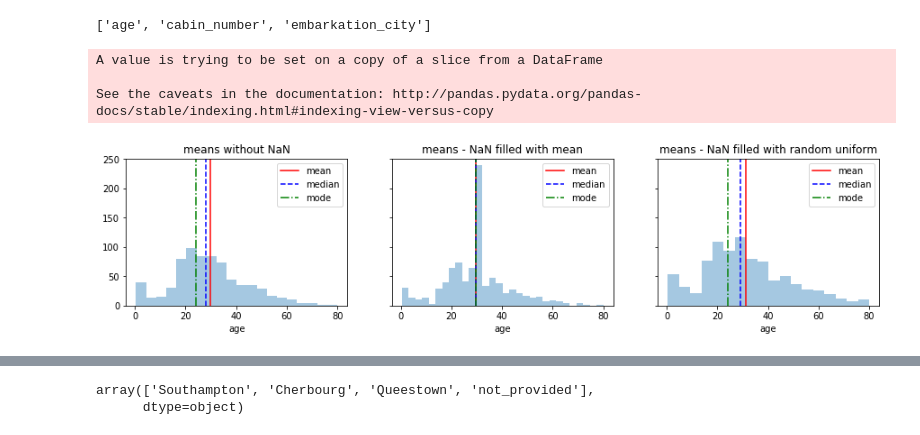
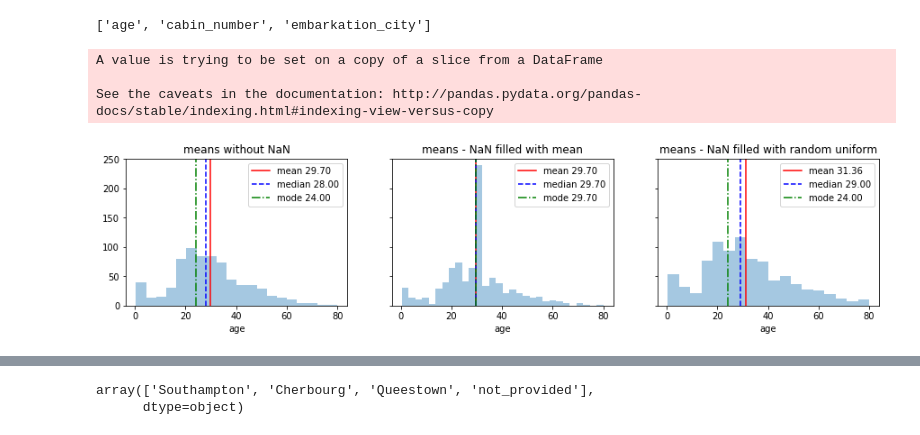
Before and after one commit to aguiarsouzatiz/udacity-nanodegree-data-science, a Jupyter notebook: 02 Data Analysis Titanic Data/data/data_wrangling.ipynb, the cells around one changed output, grey strips where cells are left out. Cells and saved outputs as stored; diff of their text form; code cells hidden in the pictures.

Commit message:
Refactors means related plots and functions

```diff
--- a/02 Data Analysis Titanic Data/data/data_wrangling.ipynb
+++ b/02 Data Analysis Titanic Data/data/data_wrangling.ipynb
@@ -59,18 +59,17 @@ get_columns_with_values('null', 'extract_column_names')
 # comparando preencher os dados NaN com a média das idades ou com valores random entre maior/menor valores,
 # optou-se por preencher pela estratégia randômica para inteferir menos da distruição como um todo
 
+# --------------------------------------------------
+# conjunto de dados para gerar distribuições
+# --------------------------------------------------
 data_titanic_ages_null = data_titanic.query('age.isnull()', engine='python')['age']
 data_titanic_ages_null.shape # 177
+
+# dados apenas com valores válidos
 data_titanic_valid_ages = data_titanic.query('age.notnull()', engine='python')['age']
 
-ages_mean = data_titanic_valid_ages.mean()
-ages_median = data_titanic_valid_ages.median()
-ages_mode = data_titanic_valid_ages.mode().get_values()[0]
-
+# dados com nulos preenchidos com média
 df_titanic_ages_nan_mean = data_titanic['age'].fillna(data_titanic['age'].mean())
-ages_mean_na_mean = df_titanic_ages_nan_mean.mean()
-ages_median_na_mean = df_titanic_ages_nan_mean.median()
-ages_mode_na_mean = df_titanic_ages_nan_mean.mode().get_values()[0]
 
 age_min, age_max = data_titanic['age'].min(), data_titanic['age'].max()
 ages_to_replace_null_reference = np.random.uniform(age_min, age_max, size=data_titanic_ages_null.shape)
@@ -99,51 +98,42 @@ ages_to_replace_null = [20.90931717, 62.13529179, 59.64040575, 12.02488446, 69.4
                         28.35221179, 47.16580338, 35.48411795, 10.72288254, 56.36542421, 9.78340453, 66.84079431,
                         36.83831179, 4.03227386, 27.73853637, 62.18638439, 79.98017521, 78.12216046, 11.16849522,
                         32.63622032, 14.58262641, 32.56117493, 42.16151503, 59.14912867, 4.75910659, 51.67200825,
                         21.74230813, 57.0004401, 2.45499948, 19.3833269, 2.36740462, 8.12756607, 44.01963051,
                         37.6868932, 0.44974649, 19.80264642, 46.45770521, 17.25289881, 26.72635083, 44.45051282,
                         52.34606051, 68.52679216, 54.44085061, 49.86389433, 37.36184953, 70.43390175, 20.90678597,
                         35.54738141, 31.0820056]
 
 # substitui série data_titanic_ages_null pelos valores randômicos
 # os valores estão no type float ajustados para 2 casas decimais do mesmo modo que a amostra
 data_titanic_ages_null.iloc[:] = [float(round(age, 1)) for age in ages_to_replace_null]
 
+# dados com nulos preenchidos com random uniform
 df_titanic_ages_nan_uniform_random = data_titanic_valid_ages.append(data_titanic_ages_null)
-ages_mean_nan_random = df_titanic_ages_nan_uniform_random.mean()
-ages_median_nan_random = df_titanic_ages_nan_uniform_random.median()
-ages_mode_nan_random = df_titanic_ages_nan_uniform_random.mode().get_values()[0]
 
-# distribuição comparativa
+# --------------------------------------------------
+# comparações entre distribuições
+# --------------------------------------------------
 figure_ages, ax_ages = plt.subplots(1,3, sharex='col', sharey='row', figsize=(15,3))
 
 # distribuição apenas com valores válidos
-plot_valid_ages = sns.distplot(data_titanic_valid_ages, kde=False, ax=ax_ages[0])
-valid_ages_content = {'title': 'means without NaN',
-                      'mean': ages_mean, 'median': ages_median, 'mode': ages_mode}
-pf.plot_distribution_with_means(plot_valid_ages, valid_ages_content)
+pf.plot_distribution_with_means(data_titanic_valid_ages, ax=ax_ages[0], title='means without NaN')
 
 # distribuição com nulos preenchidos com média
-plot_ages_nan_mean = sns.distplot(df_titanic_ages_nan_mean, kde=False, ax=ax_ages[1])
-ages_mean_as_missing_content = {'title': 'means - NaN filled with mean',
-                                'mean': ages_mean_na_mean, 'median': ages_median_na_mean, 'mode': ages_mode_na_mean}
-pf.plot_distribution_with_means(plot_ages_nan_mean, ages_mean_as_missing_content)
+pf.plot_distribution_with_means(df_titanic_ages_nan_mean, ax=ax_ages[1], title='means - NaN filled with mean')
 
 # distribuição com nulos preenchidos com random uniform
-plot_ages_nan_uniform_random = sns.distplot(df_titanic_ages_nan_uniform_random, kde=False, ax=ax_ages[2])
-ages_nan_uniform_random_content = {'title': 'means - NaN filled with random uniform',
-                                   'mean': ages_mean_nan_random, 'median': ages_median_nan_random, 'mode': ages_mode_nan_random}
-pf.plot_distribution_with_means(plot_ages_nan_uniform_random, ages_nan_uniform_random_content)
-
+pf.plot_distribution_with_means(df_titanic_ages_nan_uniform_random, ax=ax_ages[2], title='means - NaN filled with random uniform')
 
 figure_ages.show()
+# --------------------------------------------------
 
 # substitui valores NaN por valores randômicos uniforme
 data_titanic['age'].fillna(value=data_titanic_ages_null, inplace=True)
 # %% [output]
 A value is trying to be set on a copy of a slice from a DataFrame
 
 See the caveats in the documentation: http://pandas.pydata.org/pandas-docs/stable/indexing.html#indexing-view-versus-copy
-[figure, old version]
+[figure, new version]
 # %%
 # 3.2. ajuste coluna cabin
 # essa coluna apresenta apenas 204 válidos
```
Also changed, not shown: 1 other file.
